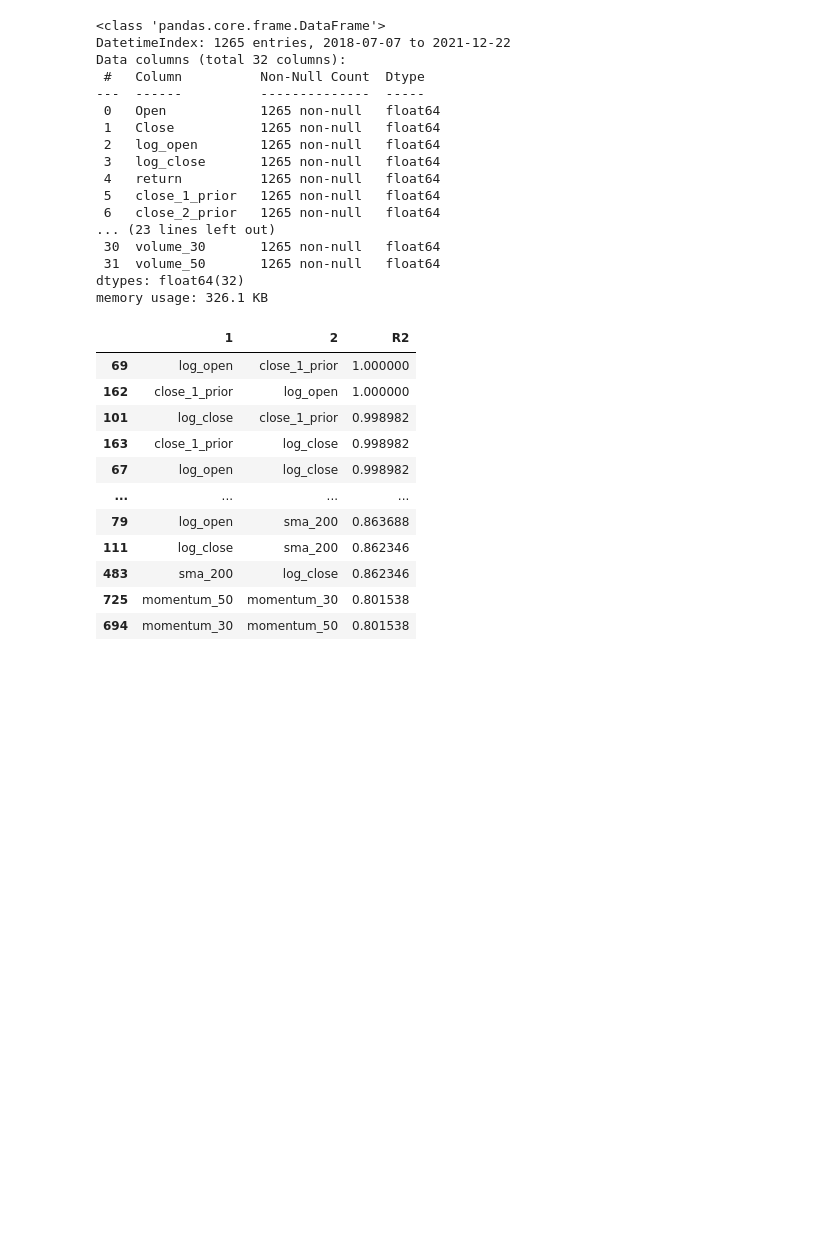
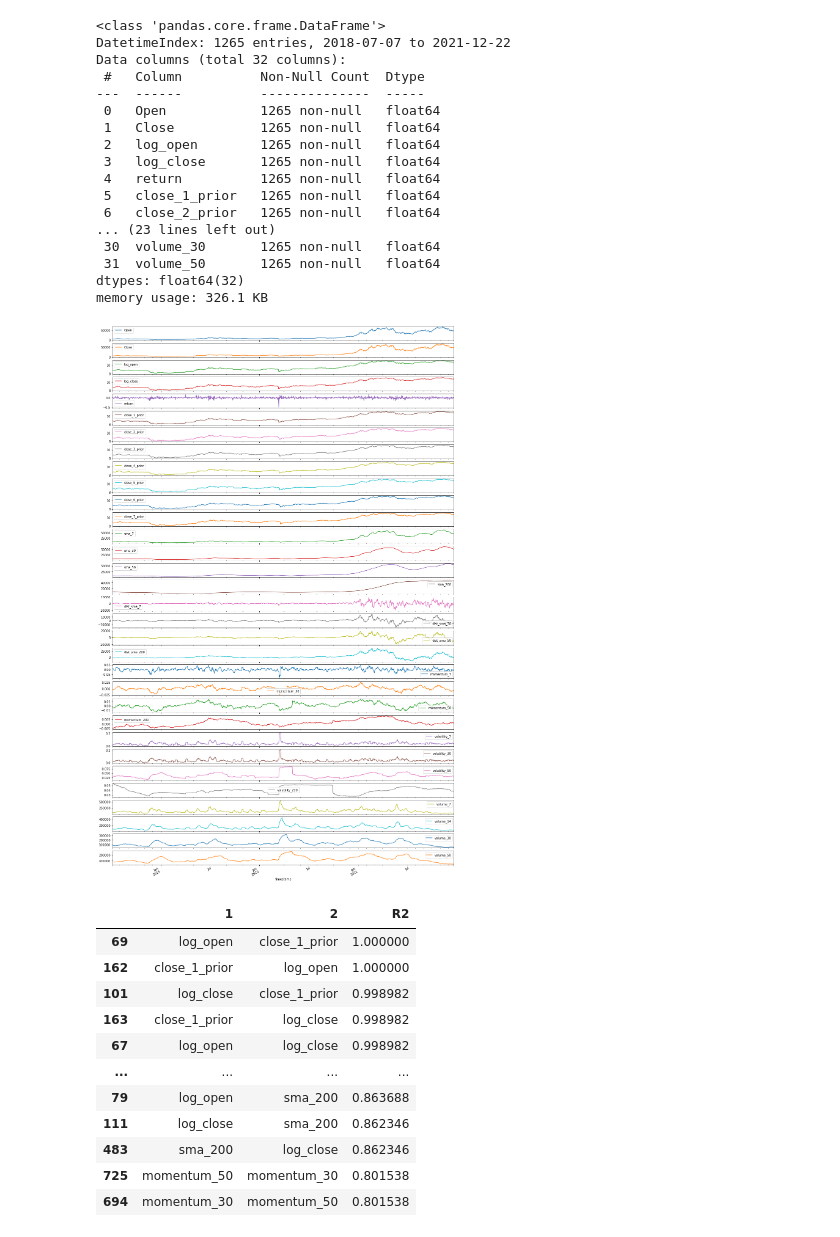
Before and after one commit to tjbray20/Cryptocurrency_Time_Series, a Jupyter notebook: TJNotebook.ipynb, the cells around one changed output. Cells and saved outputs as stored; diff of their text form; code cells hidden in the pictures; blank space fills up the shorter version.

```diff
--- a/TJNotebook.ipynb
+++ b/TJNotebook.ipynb
@@ -139,6 +170,10 @@ Data columns (total 32 columns):
  31  volume_50       1265 non-null   float64
 dtypes: float64(32)
 memory usage: 326.1 KB
+# %%
+daily.plot(figsize=(20,36), subplots=True, legend=True);
+# %% [output]
+[figure, added]
 # %%
 corrs = daily.corr().stack().reset_index()
 corrs.columns = ['1','2','R2']
```
Also changed, not shown: parts of 22 cells of this notebook.
